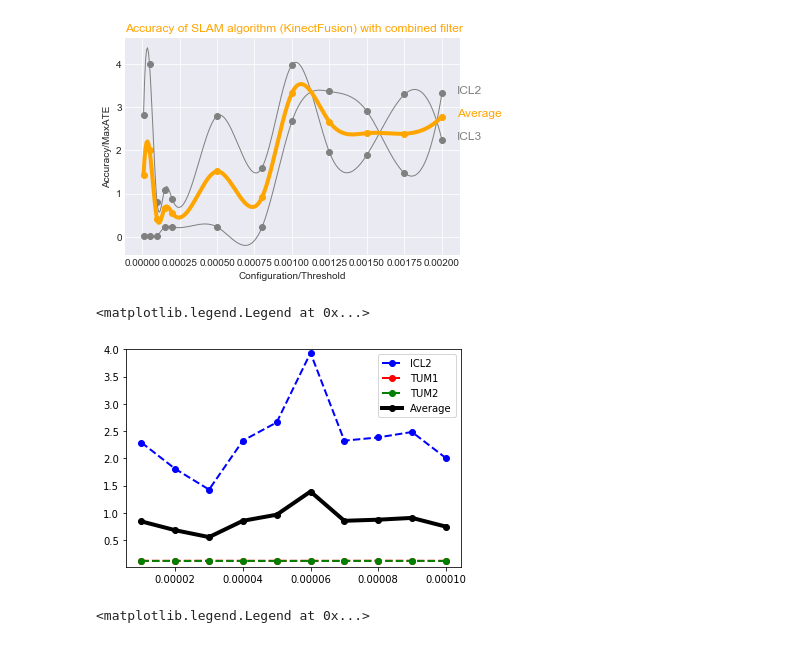
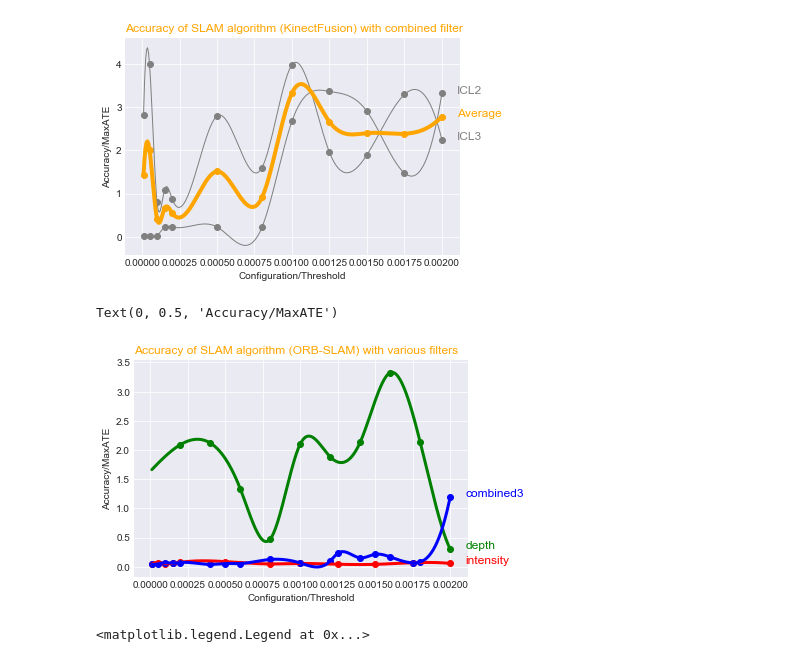
Before and after one commit to jlliao/slambench2, a Jupyter notebook: Explore_SLAMBench_Data_Final.ipynb, the cells around one changed output. Saved outputs shown, nothing was run; the diff lists cells and outputs as text; code cells hidden in the pictures.

Commit message:
filter orb experiment script

```diff
--- a/Explore_SLAMBench_Data_Final.ipynb
+++ b/Explore_SLAMBench_Data_Final.ipynb
@@ -31,6 +31,9 @@ icl3_kf_com = glob.glob(mypath + "ICL3-KF-COM-*.log")
 mypath2 = "./experiments/trial/config10/"
 icl2_orb_dep_2 = glob.glob(mypath2 + "ICL2-ORB-DEP-*.log")
 
+mypath3 = "./experiments/final/filter/"
+icl2_orb_int_filter = glob.glob(mypath3 + "ICL2-ORB-INT-*.log")
+
 
 # icl2_orb_int = glob.glob(mypath + "ICL2-ORB-INT-*.log")
 # icl2_orb_dep = glob.glob(mypath + "ICL2-ORB-DEP-*.log")
@@ -54,6 +57,7 @@ data_icl2_orb_com = slamlog.load_inputs(icl2_orb_com)
 data_icl3_orb_com = slamlog.load_inputs(icl3_orb_com)
 data_icl2_kf_com = slamlog.load_inputs(icl2_kf_com)
 data_icl3_kf_com = slamlog.load_inputs(icl3_kf_com)
+data_icl2_orb_int_filter = slamlog.load_inputs(icl2_orb_int_filter)
 # %%
 ## For example to generate the pareto Accuracy / ExecutionTime
 
@@ -326,30 +330,42 @@ plt.ylabel("Accuracy/MaxATE")
 # %% [output]
 Text(0, 0.5, 'Accuracy/MaxATE')
 [figure]
-# %%
-mycleandata1 = [ {'x': float(re.search('ICL2-INF-DEP-(.+?).log', k).group(1)), 'MaxATE':  x ['Summary']['unnamed']['AbsoluteError']['MAX']} for (k,x) in list(data_icl2_inf_dep.items())[:] ]
-mycleandata2 = [ {'x': float(re.search('TUM1XYZ-INF-DEP-(.+?).log', k).group(1)), 'MaxATE':  x ['Summary']['unnamed']['AbsoluteError']['MAX']} for (k,x) in list(data_tum1_inf_dep.items())[:] ]
-mycleandata3 = [ {'x': float(re.search('TUM2XYZ-INF-DEP-(.+?).log', k).group(1)), 'MaxATE':  x ['Summary']['unnamed']['AbsoluteError']['MAX']} for (k,x) in list(data_tum2_inf_dep.items())[:] ]
-
-df1 = pd.DataFrame(mycleandata1).sort_values('x')
-df2 = pd.DataFrame(mycleandata2).sort_values('x')
-df3 = pd.DataFrame(mycleandata3).sort_values('x')
-df = df1
-df=df.rename(columns = {'MaxATE':'MaxATE1'})
-df['MaxATE2'] = df2['MaxATE']
-df['MaxATE3'] = df3['MaxATE']
-df['avg'] = df[['MaxATE1', 'MaxATE2', 'MaxATE3']].mean(axis=1)
-infdf['avgdep']=df['avg']
-
-plt.plot( 'x', 'MaxATE1', data=df, marker='o', color='blue', linestyle='dashed', linewidth=2, label="ICL2")
-plt.plot( 'x', 'MaxATE2', data=df, marker='o', color='red', linestyle='dashed', linewidth=2, label="TUM1")
-plt.plot( 'x', 'MaxATE3', data=df, marker='o', color='green', linewidth=2, linestyle='dashed', label="TUM2")
-plt.plot( 'x', 'avg', data=df, marker='o', color='black', linewidth=4, label="Average")
-plt.ylim(0.01, 4)
-plt.legend()
-# %% [output]
-<matplotlib.legend.Legend at 0x...>
-[figure, removed]
+# %%
+mycleandata1 = [ {'config': float(re.search('ICL2-ORB-INT-(.+?).log', k).group(1)), 'MaxATE':  x ['Summary']['unnamed']['AbsoluteError']['MAX']} for (k,x) in list(data_icl2_orb_int_filter.items())[:] ]
+mycleandata2 = [ {'config': float(re.search('ICL2-DEP-INT-(.+?).log', k).group(1)), 'MaxATE':  x ['Summary']['unnamed']['AbsoluteError']['MAX']} for (k,x) in list(data_icl2_orb_dep.items())[:] ]
+mycleandata3 = [ {'config': float(re.search('ICL2-ORB-COM-(.+?).log', k).group(1)), 'MaxATE':  x ['Summary']['unnamed']['AbsoluteError']['MAX']} for (k,x) in list(data_icl2_orb_com.items())[:] ]
+
+df1 = pd.DataFrame(mycleandata1).sort_values('config')
+df2 = pd.DataFrame(mycleandata2).sort_values('config')
+df3 = pd.DataFrame(mycleandata3).sort_values('config')
+
+x_new = np.linspace(0.00001, 0.002, 300)
+a_BSpline1 = interpolate.make_interp_spline(df1['config'], df1['MaxATE'])
+y_new1 = a_BSpline1(x_new)
+a_BSpline2 = interpolate.make_interp_spline(df2['config'], df2['MaxATE'])
+y_new2 = a_BSpline2(x_new)
+a_BSpline3 = interpolate.make_interp_spline(df3['config'], df3['MaxATE'])
+y_new3 = a_BSpline3(x_new)
+
+plt.style.use('seaborn-darkgrid')
+plt.plot(x_new, y_new1, color = 'red', linewidth=3)
+plt.text(0.0021, y_new1[-1], 'intensity', horizontalalignment='left', size='large', color='red')
+plt.scatter('config', 'MaxATE', data=df1, color='red')
+
+plt.plot(x_new, y_new2, color = 'green', linewidth=3)
+plt.text(0.0021, y_new2[-1], 'depth', horizontalalignment='left', size='large', color='green')
+plt.scatter('config', 'MaxATE', data=df2, color='green')
+
+plt.plot(x_new, y_new3, color = 'blue', linewidth=3)
+plt.text(0.0021, y_new3[-1], 'combined3', horizontalalignment='left', size='large', color='blue')
+plt.scatter('config', 'MaxATE', data=df3, color='blue')
+
+plt.title("Accuracy of SLAM algorithm (ORB-SLAM) with various filters", loc='left', fontsize=12, fontweight=0, color='orange')
+plt.xlabel("Configuration/Threshold")
+plt.ylabel("Accuracy/MaxATE")
+# %% [output]
+Text(0, 0.5, 'Accuracy/MaxATE')
+[figure, added]
 # %%
 mycleandata1 = [ {'x': float(re.search('ICL2-INF-COM-(.+?).log', k).group(1)), 'MaxATE':  x ['Summary']['unnamed']['AbsoluteError']['MAX']} for (k,x) in list(data_icl2_inf_com.items())[:] ]
 mycleandata2 = [ {'x': float(re.search('TUM1XYZ-INF-COM-(.+?).log', k).group(1)), 'MaxATE':  x ['Summary']['unnamed']['AbsoluteError']['MAX']} for (k,x) in list(data_tum1_inf_com.items())[:] ]
```
Also changed, not shown: 1 other file.
